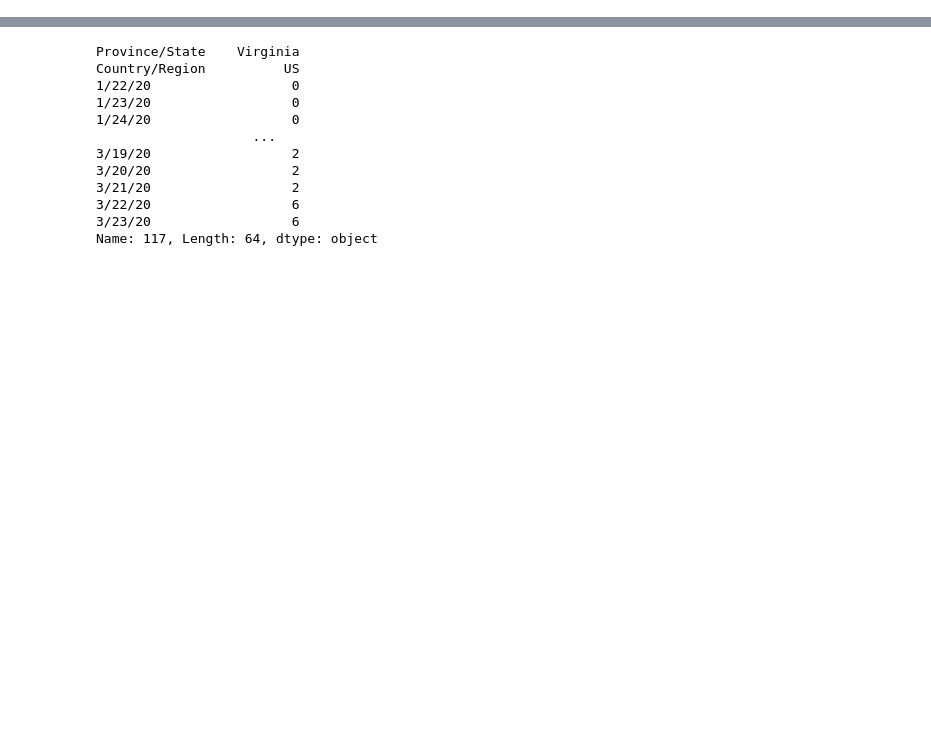
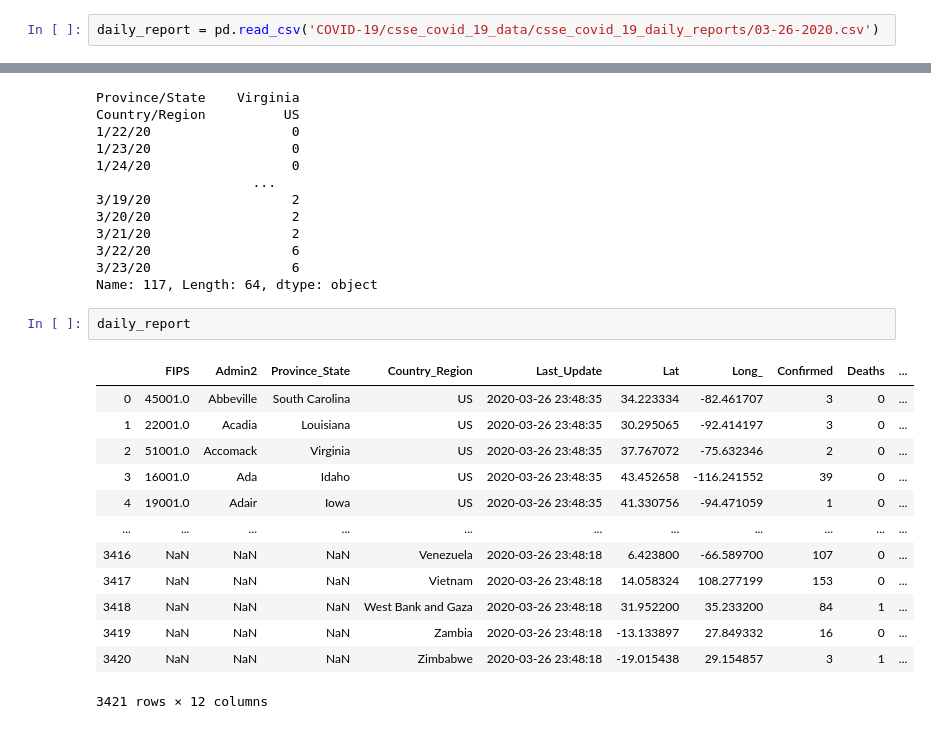
Before and after one commit to Wildertrek/COVID-19, a Jupyter notebook: Wrangling_JHU_COVID-19_Data.ipynb, the cells around one changed output, grey strips where cells are left out. Cells and saved outputs as stored; diff of their text form; blank space fills up the shorter version.

Commit message:
updated JHU data and added new dataset

```diff
--- a/Wrangling_JHU_COVID-19_Data.ipynb
+++ b/Wrangling_JHU_COVID-19_Data.ipynb
@@ -17,6 +46,8 @@ deaths = pd.read_csv('COVID-19/csse_covid_19_data/csse_covid_19_time_series/time
 recovered = pd.read_csv('COVID-19/csse_covid_19_data/csse_covid_19_time_series/time_series_19-covid-Recovered.csv')
 confirmed_global = pd.read_csv('COVID-19/csse_covid_19_data/csse_covid_19_time_series/time_series_covid19_confirmed_global.csv')
 global_deaths = pd.read_csv('COVID-19/csse_covid_19_data/csse_covid_19_time_series/time_series_covid19_deaths_global.csv')
+# %%
+daily_report = pd.read_csv('COVID-19/csse_covid_19_data/csse_covid_19_daily_reports/03-26-2020.csv')
 # %%
 #get memory usage
 confirmed_global_memory = confirmed_global.memory_usage().sum()/1024**2
@@ -219,3 +253,19 @@ Country/Region          US
 3/22/20                  6
 3/23/20                  6
 Name: 117, Length: 64, dtype: object
+# %%
+daily_report
+# %% [output]
+|  | FIPS | Admin2 | Province_State | Country_Region | Last_Update | Lat | Long_ | Confirmed | Deaths | ... |
+| 0 | 45001.0 | Abbeville | South Carolina | US | 2020-03-26 23:48:35 | 34.223334 | -82.461707 | 3 | 0 | ... |
+| 1 | 22001.0 | Acadia | Louisiana | US | 2020-03-26 23:48:35 | 30.295065 | -92.414197 | 3 | 0 | ... |
+| 2 | 51001.0 | Accomack | Virginia | US | 2020-03-26 23:48:35 | 37.767072 | -75.632346 | 2 | 0 | ... |
+| 3 | 16001.0 | Ada | Idaho | US | 2020-03-26 23:48:35 | 43.452658 | -116.241552 | 39 | 0 | ... |
+| 4 | 19001.0 | Adair | Iowa | US | 2020-03-26 23:48:35 | 41.330756 | -94.471059 | 1 | 0 | ... |
+| ... | ... | ... | ... | ... | ... | ... | ... | ... | ... | ... |
+| 3416 | NaN | NaN | NaN | Venezuela | 2020-03-26 23:48:18 | 6.423800 | -66.589700 | 107 | 0 | ... |
+| 3417 | NaN | NaN | NaN | Vietnam | 2020-03-26 23:48:18 | 14.058324 | 108.277199 | 153 | 0 | ... |
+| 3418 | NaN | NaN | NaN | West Bank and Gaza | 2020-03-26 23:48:18 | 31.952200 | 35.233200 | 84 | 1 | ... |
+| 3419 | NaN | NaN | NaN | Zambia | 2020-03-26 23:48:18 | -13.133897 | 27.849332 | 16 | 0 | ... |
+| 3420 | NaN | NaN | NaN | Zimbabwe | 2020-03-26 23:48:18 | -19.015438 | 29.154857 | 3 | 1 | ... |
+3421 rows × 12 columns
```
Also changed, not shown: parts of 13 cells of this notebook.
